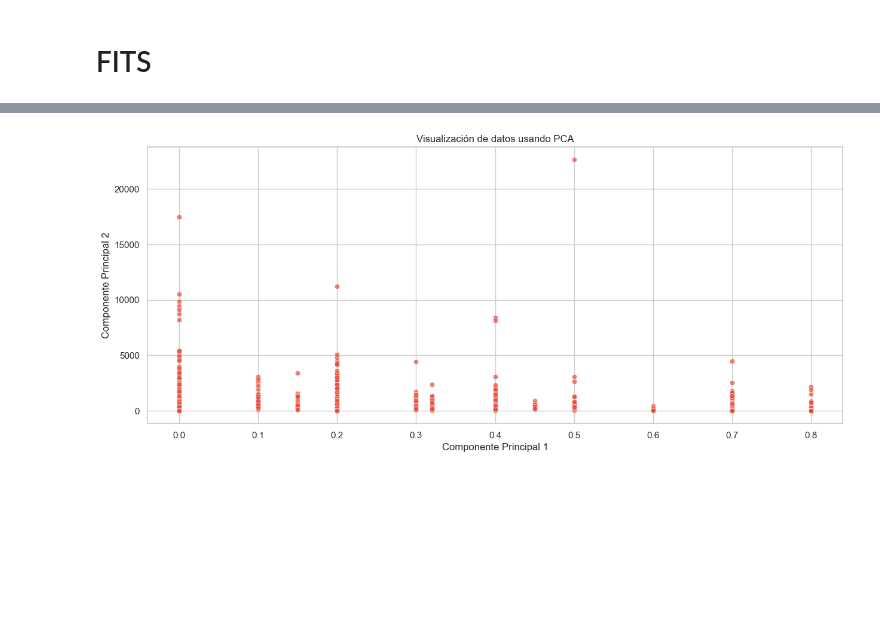
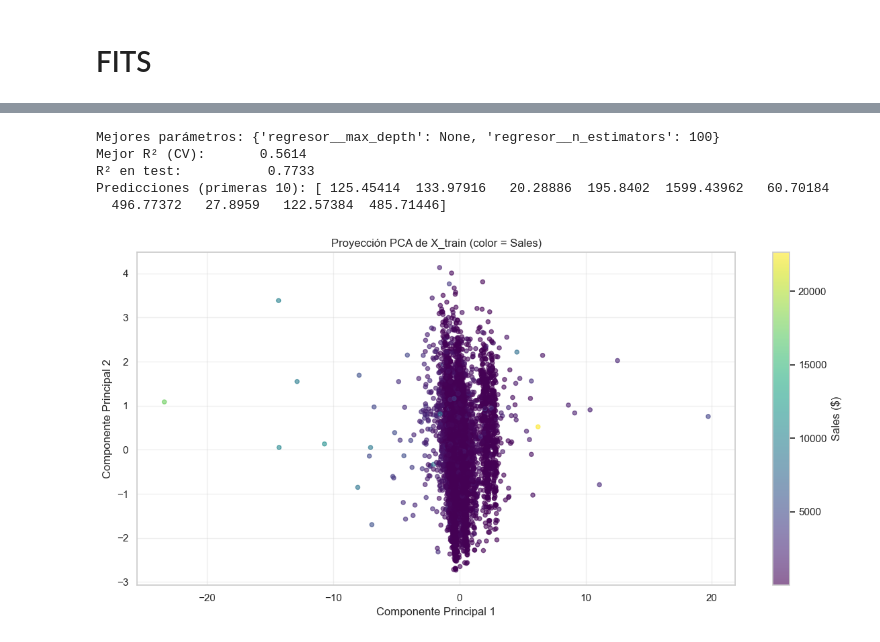
Before and after one commit to NoeliaTJ/ControlStock, a Jupyter notebook: superstore.ipynb, the cells around one changed output, grey strips where cells are left out. Saved outputs shown, nothing was run; the diff lists cells and outputs as text; code cells hidden in the pictures; blank space fills up the shorter version.

```diff
--- a/superstore.ipynb
+++ b/superstore.ipynb
@@ -884,7 +921,3 @@ for nombre, pipe in [('RandomForest', pipe_randomf),
 # %%
-X_train, X_test, y_train, y_test = train_test_split(
-    X, y, test_size=0.2, random_state=42
-)
-pipe_randomf.fit(X_train, y_train)
-pipe_lr.fit(X_train, y_train)
-pipe_xgb.fit(X_train, y_train)
+# (Esta celda re-entrenaba los modelos otra vez — eliminada por redundante.
+#  Los pipelines ya están entrenados arriba.)
@@ -921,15 +930,60 @@ Features de salida: ['num__Quantity' 'num__Discount' 'num__Profit' ...
+# %%
+# GridSearch reducido — validación rápida del pipeline (4 combinaciones × 5 folds = 20 fits)
+# Cuando confirmes que funciona, amplía el param_grid.
+
+param_grid = {
+    'regresor__n_estimators': [50, 100],
+    'regresor__max_depth': [5, None],
+}
+
+grid_search = GridSearchCV(
+    estimator=pipe_randomf,
+    param_grid=param_grid,
+    cv=5,
+    scoring='r2',
+    refit=True,
+    return_train_score=True,
+    n_jobs=-1,
+)
+
+grid_search.fit(X_train, y_train)
+
+print(f"Mejores parámetros: {grid_search.best_params_}")
+print(f"Mejor R² (CV):       {grid_search.best_score_:.4f}")
+print(f"R² en test:           {grid_search.score(X_test, y_test):.4f}")
+
+mejor_modelo = grid_search.best_estimator_
+predicciones = mejor_modelo.predict(X_test)
+print(f"Predicciones (primeras 10): {predicciones[:10]}")
+# %% [output]
+Mejores parámetros: {'regresor__max_depth': None, 'regresor__n_estimators': 100}
+Mejor R² (CV):       0.5614
+R² en test:           0.7733
+Predicciones (primeras 10): [ 125.45414  133.97916   20.28886  195.8402  1599.43962   60.70184
+  496.77372   27.8959   122.57384  485.71446]
 # %%
-plt.figure(figsize=(15, 6))
-sns.scatterplot(data=df,
-                x=X_train['Discount'],
-                y=y_train,
-                alpha=0.7,
-                color='#e74c3c'
-                )
+# Proyección PCA real: aplicamos preprocesador + PCA a X_train y nos quedamos
+# con las 2 primeras componentes para visualizar.
+preproc_fit = pipe_randomf.named_steps['preprocessor']
+pca_fit = pipe_randomf.named_steps['pca']
+
+X_train_pca = pca_fit.transform(preproc_fit.transform(X_train))
+
+plt.figure(figsize=(12, 6))
+sc = plt.scatter(
+    X_train_pca[:, 0],
+    X_train_pca[:, 1],
+    c=y_train,
+    cmap='viridis',
+    alpha=0.6,
+    s=20,
+)
+plt.colorbar(sc, label='Sales ($)')
 plt.xlabel('Componente Principal 1')
 plt.ylabel('Componente Principal 2')
-plt.title('Visualización de datos usando PCA')
-plt.grid(True)
+plt.title('Proyección PCA de X_train (color = Sales)')
+plt.grid(True, alpha=0.3)
+plt.tight_layout()
 plt.show()
 # %% [output]
-[figure, old version]
+[figure, new version]
```
Also changed, not shown: parts of 10 cells of this notebook.
